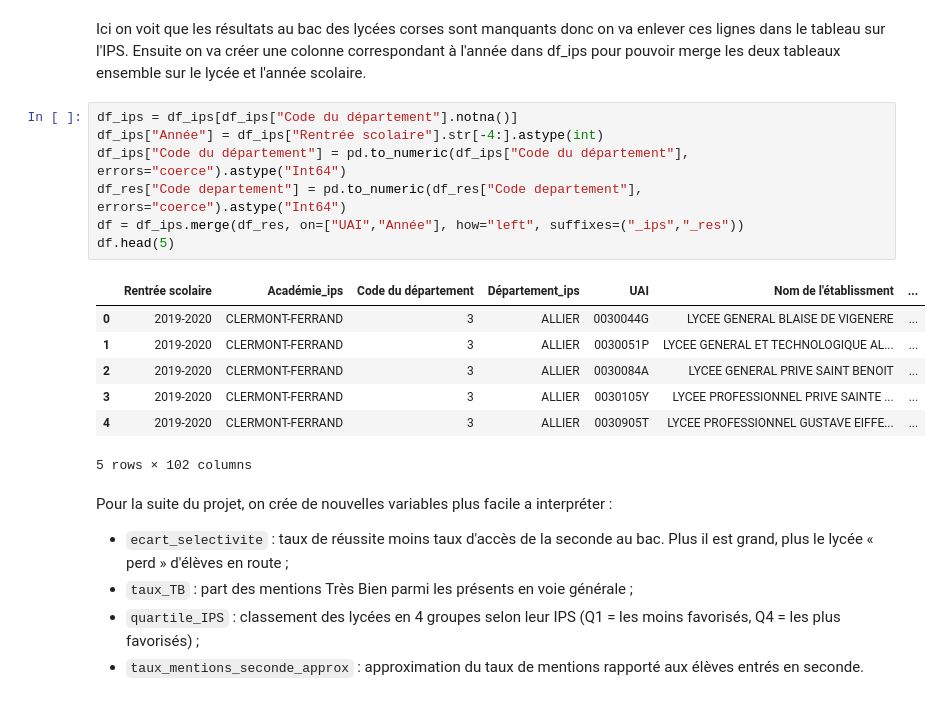
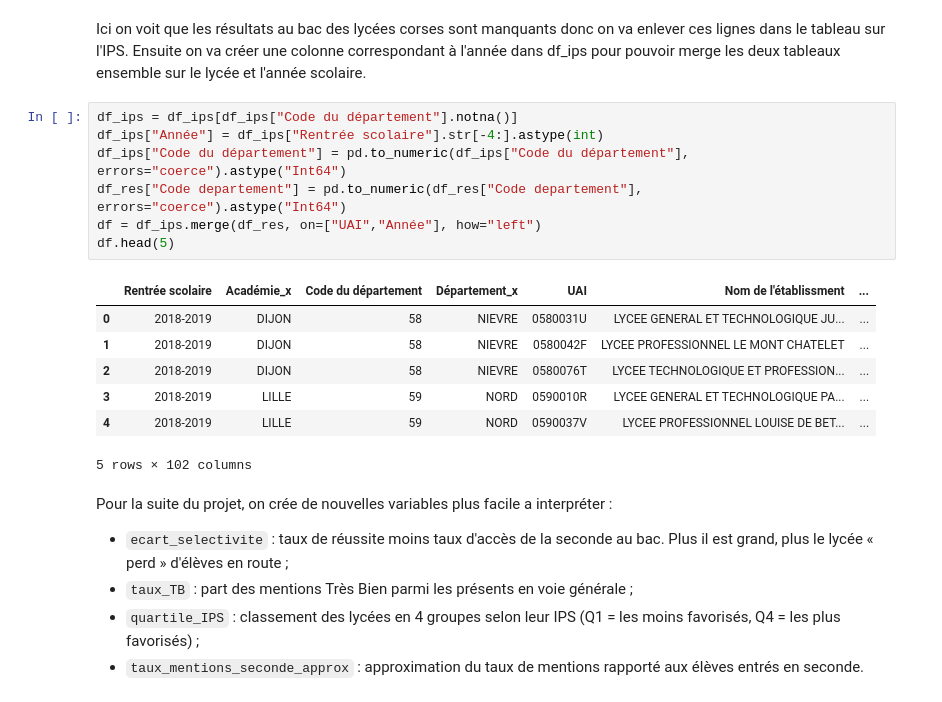
Before and after one commit to AlexisBenameur/projet-python-2AS1, a Jupyter notebook: codes/Notebook.ipynb, the cells around one changed output. Cells and saved outputs as stored; diff of their text form.

```diff
--- a/codes/Notebook.ipynb
+++ b/codes/Notebook.ipynb
@@ -120,17 +120,17 @@ Ensuite on va créer une colonne correspondant à l'année dans df_ips pour pouv
 # %%
 df_ips = df_ips[df_ips["Code du département"].notna()]
 df_ips["Année"] = df_ips["Rentrée scolaire"].str[-4:].astype(int)
 df_ips["Code du département"] = pd.to_numeric(df_ips["Code du département"], errors="coerce").astype("Int64")
 df_res["Code departement"] = pd.to_numeric(df_res["Code departement"], errors="coerce").astype("Int64")
-df = df_ips.merge(df_res, on=["UAI","Année"], how="left", suffixes=("_ips","_res"))
+df = df_ips.merge(df_res, on=["UAI","Année"], how="left")
 df.head(5)
 # %% [output]
-|  | Rentrée scolaire | Académie_ips | Code du département | Département_ips | UAI | Nom de l'établissment | ... |
-| 0 | 2019-2020 | CLERMONT-FERRAND | 3 | ALLIER | 0030044G | LYCEE GENERAL BLAISE DE VIGENERE | ... |
-| 1 | 2019-2020 | CLERMONT-FERRAND | 3 | ALLIER | 0030051P | LYCEE GENERAL ET TECHNOLOGIQUE AL... | ... |
-| 2 | 2019-2020 | CLERMONT-FERRAND | 3 | ALLIER | 0030084A | LYCEE GENERAL PRIVE SAINT BENOIT | ... |
-| 3 | 2019-2020 | CLERMONT-FERRAND | 3 | ALLIER | 0030105Y | LYCEE PROFESSIONNEL PRIVE SAINTE ... | ... |
-| 4 | 2019-2020 | CLERMONT-FERRAND | 3 | ALLIER | 0030905T | LYCEE PROFESSIONNEL GUSTAVE EIFFE... | ... |
+|  | Rentrée scolaire | Académie_x | Code du département | Département_x | UAI | Nom de l'établissment | ... |
+| 0 | 2018-2019 | DIJON | 58 | NIEVRE | 0580031U | LYCEE GENERAL ET TECHNOLOGIQUE JU... | ... |
+| 1 | 2018-2019 | DIJON | 58 | NIEVRE | 0580042F | LYCEE PROFESSIONNEL LE MONT CHATELET | ... |
+| 2 | 2018-2019 | DIJON | 58 | NIEVRE | 0580076T | LYCEE TECHNOLOGIQUE ET PROFESSION... | ... |
+| 3 | 2018-2019 | LILLE | 59 | NORD | 0590010R | LYCEE GENERAL ET TECHNOLOGIQUE PA... | ... |
+| 4 | 2018-2019 | LILLE | 59 | NORD | 0590037V | LYCEE PROFESSIONNEL LOUISE DE BET... | ... |
 5 rows × 102 columns
 # %% [markdown]
 Pour la suite du projet, on crée de nouvelles variables plus facile a interpréter :
```
Also changed, not shown: parts of 11 cells of this notebook.
